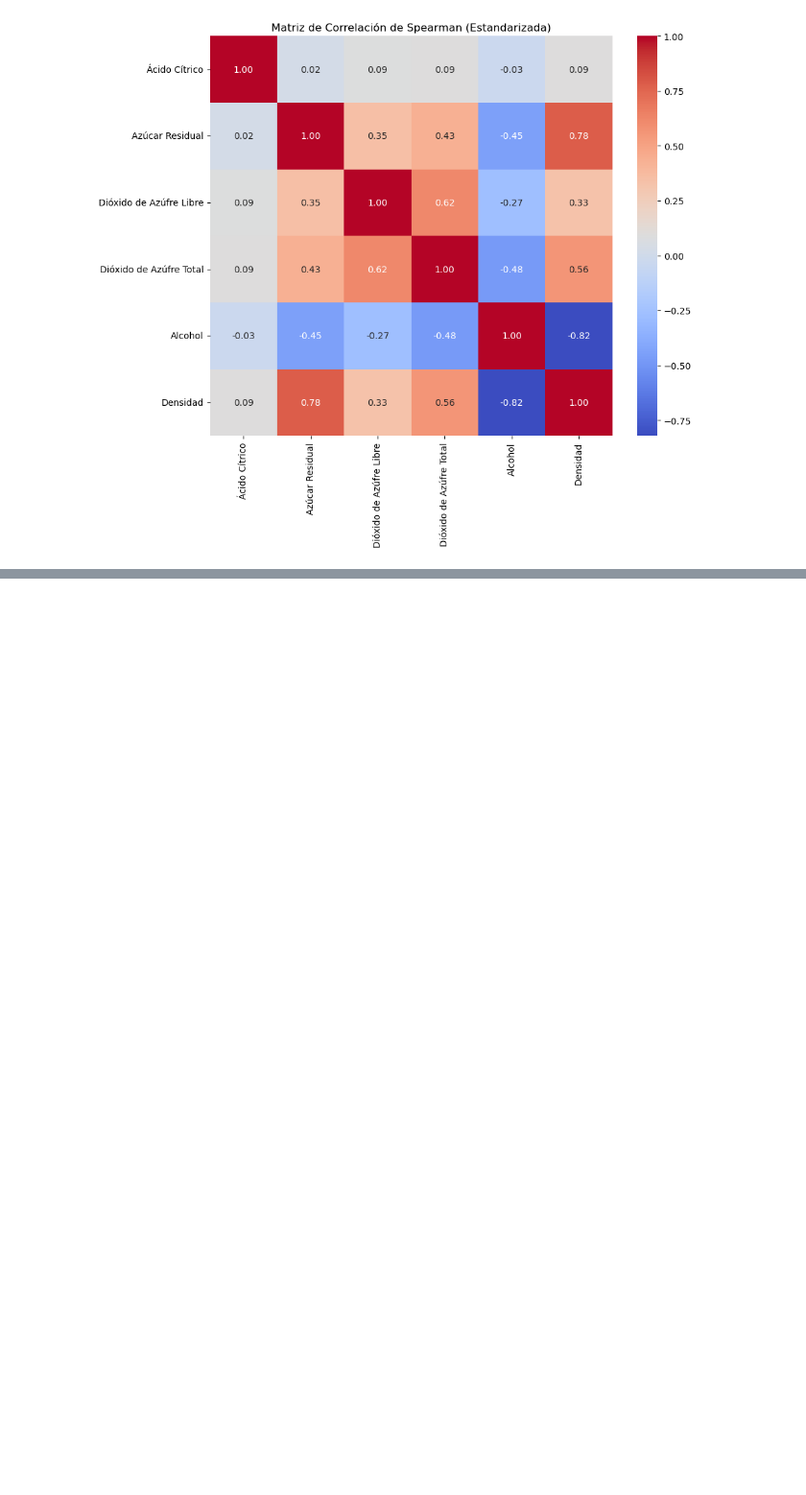
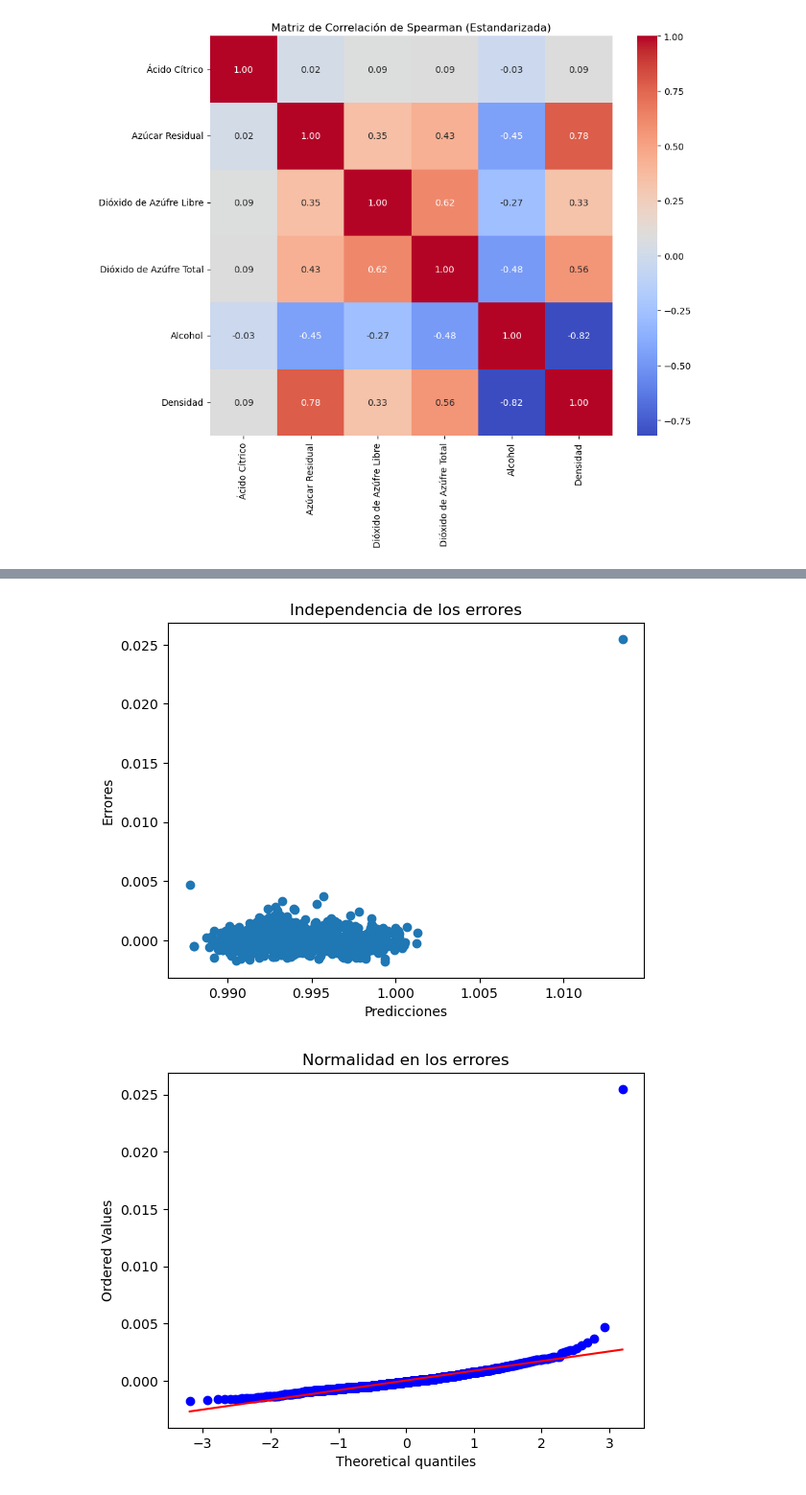
Before and after one commit to cam2149/MachinelearningI, a Jupyter notebook: Examen1_Ejercicio3.ipynb, the cells around one changed output, grey strips where cells are left out. Shown at 96% size. Saved outputs shown, nothing was run; the diff lists cells and outputs as text; code cells hidden in the pictures; blank space fills up the shorter version.

```diff
--- a/Examen1_Ejercicio3.ipynb
+++ b/Examen1_Ejercicio3.ipynb
@@ -368,0 +444,40 @@ Error Absoluto Medio (MAE):  0.0006222823540107333
+# %%
+# Validacion de los supuestos teoridos de cada modelo
+
+# Calculo de los errores
+errores = y_test - y_pred
+
+# Validacion de independencia de los errores donde se espera que no haya correlacion entre los errores
+plt.scatter(y_pred, errores)
+plt.xlabel('Predicciones')
+plt.ylabel('Errores')
+plt.title('Independencia de los errores')
+plt.show()
+
+# Normalidad en los errores
+import scipy.stats as stats
+stats.probplot(errores, dist="norm", plot=plt)
+plt.title('Normalidad en los errores')
+plt.show()
+
+# Valor esperado de los errores igual a cero
+plt.scatter(y_pred, errores)
+plt.axhline(y=0, color='r', linestyle='-')
+plt.xlabel('Predicciones')
+plt.ylabel('Errores')
+plt.title('Valor esperado de los errores igual a cero')
+plt.show()
+
+# Homocedasticidad de los errores donde se espera que la varianza de los errores sea constante
+plt.scatter(y_pred, errores)
+plt.axhline(y=0, color='r', linestyle='-')
+# Agregar una línea de referencia en los percentiles de los errores 99 y 1
+plt.axhline(y=errores.quantile(0.99), color='g', linestyle='--')
+plt.axhline(y=errores.quantile(0.01), color='g', linestyle='--')
+plt.xlabel('Predicciones')
+plt.ylabel('Errores')
+plt.title('Homocedasticidad de los errores')
+plt.show()
+# %% [output]
+[figure, added]
+[figure, added]
```
Also changed, not shown: parts of 4 cells of this notebook.
